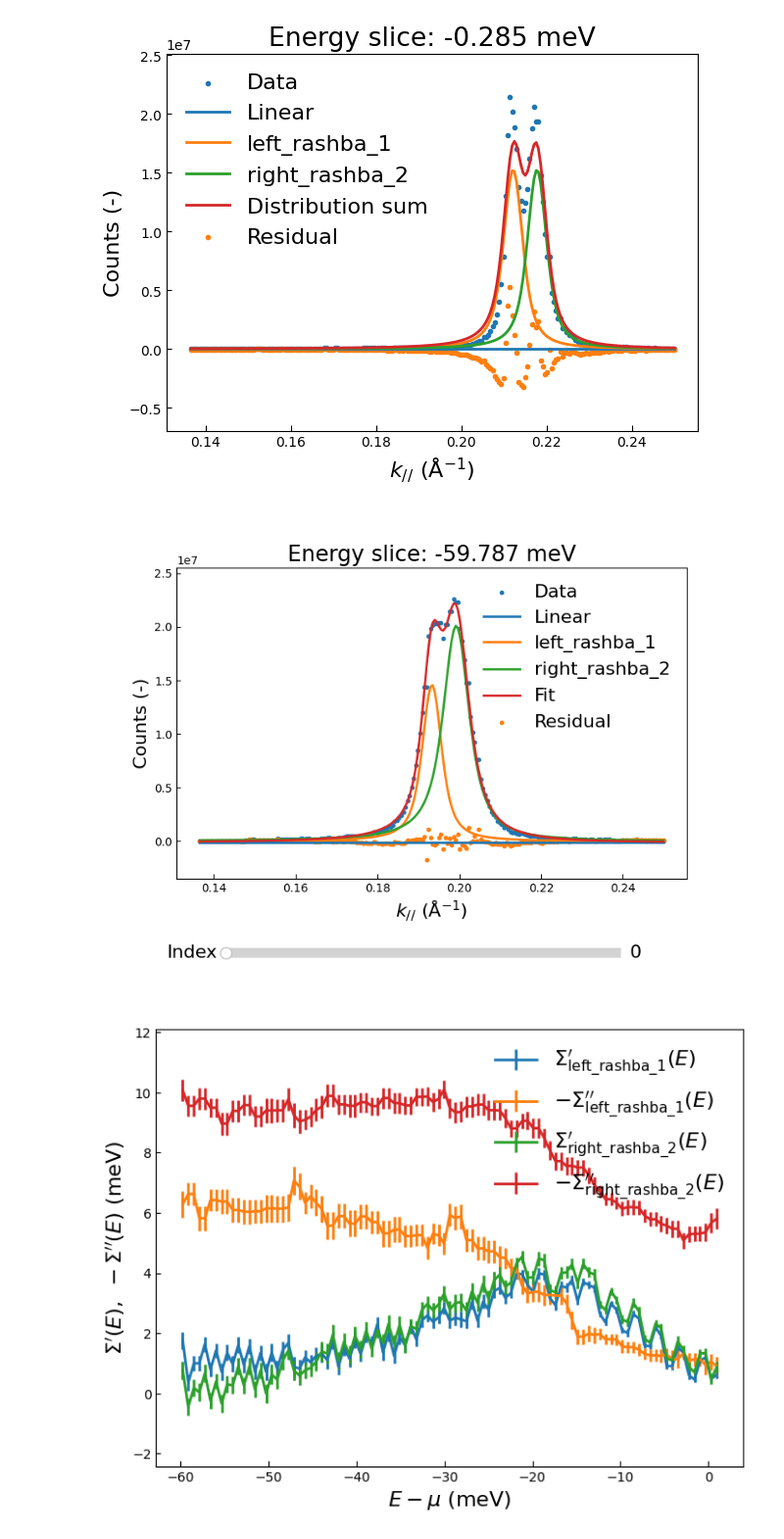
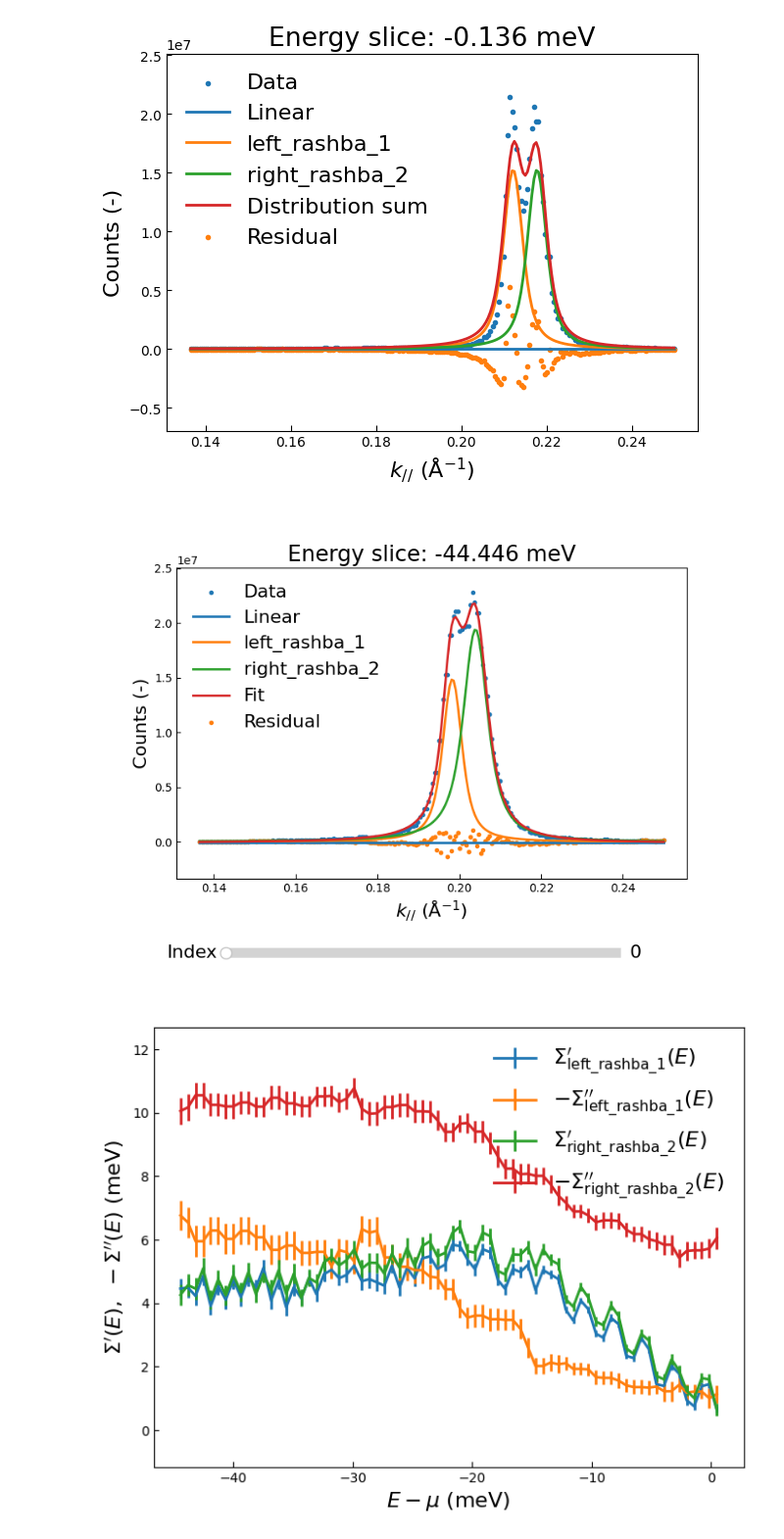
Before and after one commit to xARPES/xARPES, a Jupyter notebook: doc/notebooks/cu_111.ipynb, the cells around one changed output. Shown at 98% size. Saved outputs shown, nothing was run; the diff lists cells and outputs as text; code cells hidden in the pictures.

```diff
--- a/doc/notebooks/cu_111.ipynb
+++ b/doc/notebooks/cu_111.ipynb
@@ -31,7 +30,10 @@ data are in energy relative to the EF and inverse Angstrom (calculated with EF =
 # %%
 %matplotlib inline
 
-bmap = xarpes.BandMap.from_np_arrays(intensities=intensities, momenta=kran, ekin=ekin,
+# bmap = xarpes.BandMap.from_np_arrays(intensities=intensities, momenta=kran, ekin=ekin,
+#         energy_resolution=0.0025, momentum_resolution=0.003, temperature=6)
+
+bmap = xarpes.BandMap.from_np_arrays(intensities=intensities, momenta=kran, enel=eran,
         energy_resolution=0.0025, momentum_resolution=0.003, temperature=6)
 
 fig = bmap.plot(abscissa='momentum', ordinate='kinetic_energy', size_kwargs=dict(w=6, h=5))
@@ -63,13 +65,13 @@ It doesn't seem to be necessary for the current data set at all, making the slop
 # print('The optimised hnu - Phi=' + f'{bmap.hnuminPhi:.4f}' + ' +/- '
 #       + f'{1.96 * bmap.hnuminPhi_std:.5f}' + ' eV.')
 # %%
-%matplotlib inline
+# %matplotlib inline
 
-fig = bmap.fit_fermi_edge(hnuminPhi_guess=1.62, background_guess=1e1,
-                          integrated_weight_guess=5e8,
-                          momentum_min=0.2, momentum_max=0.22,
-                          ekin_min=1.6, ekin_max=1.65,
-                          show=True, title='Fermi edge fit')
+# fig = bmap.fit_fermi_edge(hnuminPhi_guess=1.62, background_guess=1e1,
+#                           integrated_weight_guess=5e8,
+#                           momentum_min=0.2, momentum_max=0.22,
+#                           ekin_min=1.6, ekin_max=1.65,
+#                           show=True, title='Fermi edge fit')
 
-print('The optimised hnu - Phi=' + f'{bmap.hnuminPhi:.4f}' + ' +/- '
-      + f'{1.96 * bmap.hnuminPhi_std:.5f}' + ' eV.')
+# print('The optimised hnu - Phi=' + f'{bmap.hnuminPhi:.4f}' + ' +/- '
+#       + f'{1.96 * bmap.hnuminPhi_std:.5f}' + ' eV.')
@@ -86,7 +86,7 @@ broadening = 0.0008
 abscissa_min = 0.10
 abscissa_max = 0.25
 
-energy_range = [-0.06, 0.001]
+energy_range = [-0.045, 0.001]
 energy_value = 0.0
 
 guess_dists = xarpes.CreateDistributions([
@@ -114,28 +114,26 @@ fig = plt.figure(figsize=(8, 6)); ax = fig.gca()
 
 fig = mdcs.fit_selection(distributions=guess_dists, ax=ax)
 # %% [output]
-[figure, old version]
+[figure, new version]
 # %%
 %matplotlib inline
 
-fig = plt.figure(figsize=(8, 6))
-ax = fig.gca()
+fig = plt.figure(figsize=(8, 6)); ax = fig.gca()
 
-mass = 0.48
-kfer = 0.215
+mass = 0.45; kfer = 0.215
 
 self_one = xarpes.SelfEnergy(*mdcs.expose_parameters(select_label='left_rashba_1',
                                 bare_mass=mass, fermi_wavevector=kfer))
 
 self_two = xarpes.SelfEnergy(*mdcs.expose_parameters(select_label='right_rashba_2',
                                 bare_mass=mass, fermi_wavevector=kfer))
 
 self_one.plot_both(ax=ax, scale="meV", show=False, fig_close=False)
 self_two.plot_both(ax=ax, scale="meV", show=False, fig_close=False)
 
 plt.show()
 # %% [output]
-[figure, old version]
+[figure, new version]
 # %%
 %matplotlib inline
 
```
Also changed, not shown: parts of 8 cells of this notebook, 4 other files.
